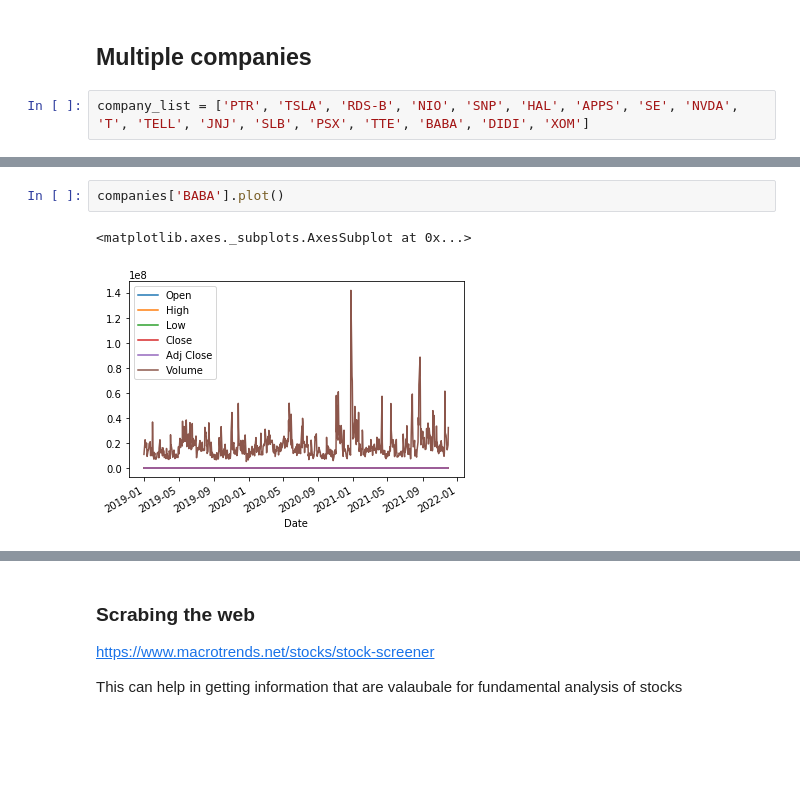
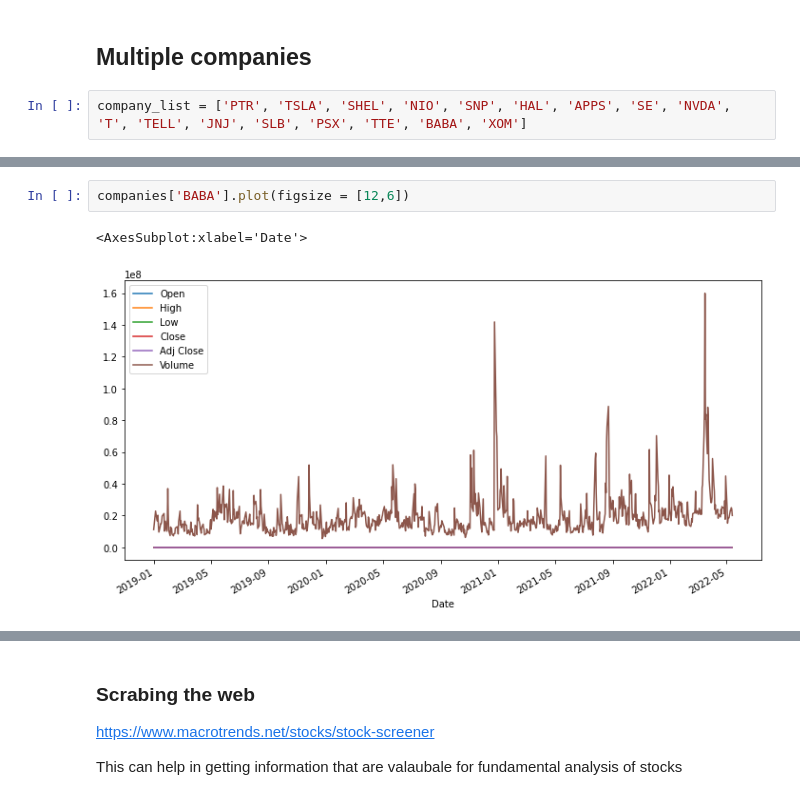
Before and after one commit to muadelm/StockMarketData, a Jupyter notebook: YFinance Stock market data.ipynb, the cells around one changed output, grey strips where cells are left out. Drawn from its saved outputs; the diff is of its cells as text; blank space fills up the shorter version.

Commit message:
updated company list

```diff
--- a/YFinance Stock market data.ipynb
+++ b/YFinance Stock market data.ipynb
@@ -146,7 +146,7 @@ ptr.sustainability
 # %% [markdown]
 ## Multiple companies
 # %%
-company_list = ['PTR', 'TSLA', 'RDS-B', 'NIO', 'SNP', 'HAL', 'APPS', 'SE', 'NVDA', 'T', 'TELL', 'JNJ', 'SLB', 'PSX', 'TTE', 'BABA', 'DIDI', 'XOM']
+company_list = ['PTR', 'TSLA', 'SHEL', 'NIO', 'SNP', 'HAL', 'APPS', 'SE', 'NVDA', 'T', 'TELL', 'JNJ', 'SLB', 'PSX', 'TTE', 'BABA', 'XOM']
 # %%
 companies = yf.download(company_list,group_by='Ticker', period = '1d', start = '2019-01-01')
 # %% [output]
@@ -172,8 +172,8 @@ companies
 # %%
-companies['BABA'].plot()
+companies['BABA'].plot(figsize = [12,6])
 # %% [output]
-<matplotlib.axes._subplots.AxesSubplot at 0x...>
+<AxesSubplot:xlabel='Date'>
-[figure, old version]
+[figure, new version]
 # %% [markdown]
 ### The items to look at the
 
```
Also changed, not shown: parts of 3 cells of this notebook.
